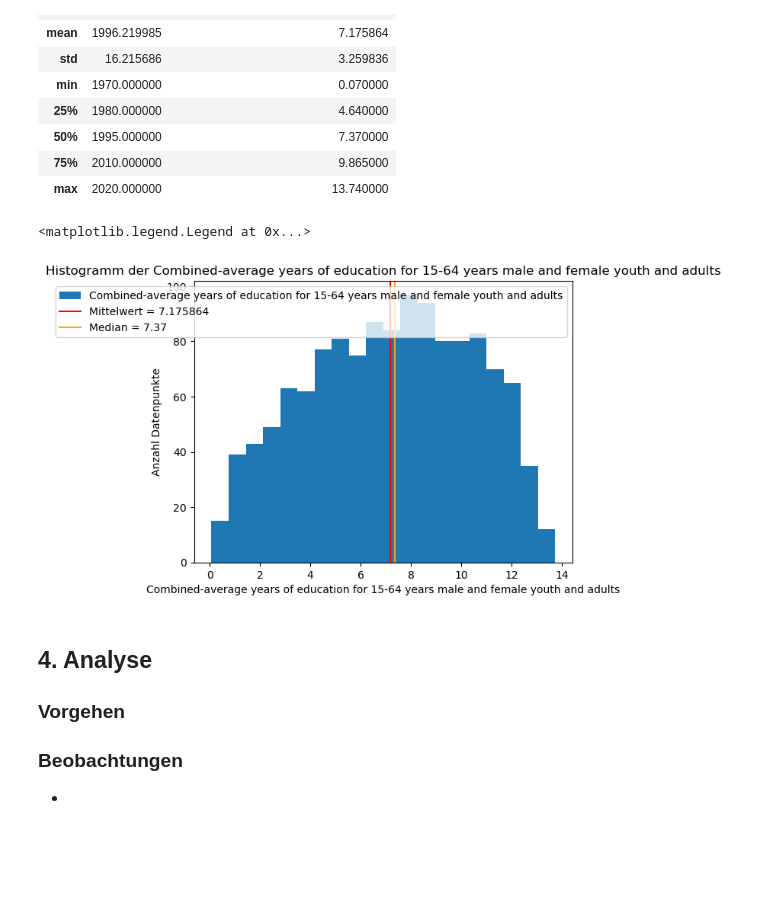
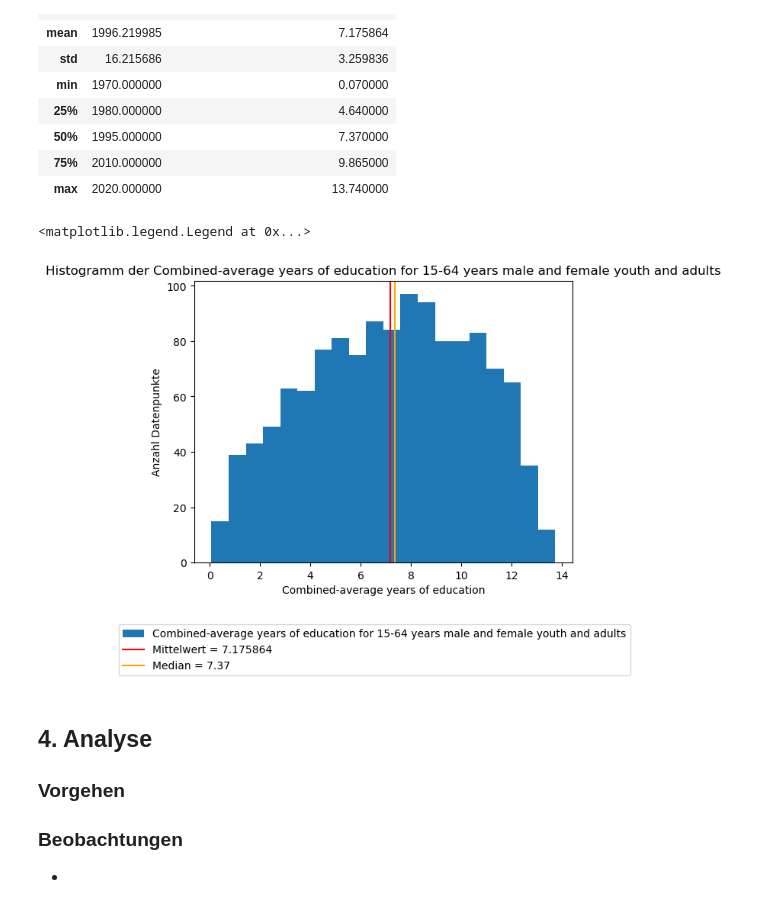
Before and after one commit to GaiaCapoferri/Python-Leistungsnachweis-GDK, a Jupyter notebook: Python Leistungsnachweis.ipynb, the cells around one changed output. Saved outputs shown, nothing was run; the diff lists cells and outputs as text; code cells hidden in the pictures; blank space fills up the shorter version.

```diff
--- a/Python Leistungsnachweis.ipynb
+++ b/Python Leistungsnachweis.ipynb
@@ -139,17 +139,17 @@ df_analyse.describe()
 | max | 2020.000000 | 13.740000 |
 # %%
 g = df_analyse['Combined-average years of education for 15-64 years male and female youth and adults'].plot(kind='hist', bins=20, title='Histogramm der Combined-average years of education for 15-64 years male and female youth and adults',
-                                                                                                    xlabel='Combined-average years of education for 15-64 years male and female youth and adults', ylabel='Anzahl Datenpunkte')
+                                                                                                    xlabel='Combined-average years of education', ylabel='Anzahl Datenpunkte')
 mean = df_analyse['Combined-average years of education for 15-64 years male and female youth and adults'].mean()
-g.axvline(x=df_analyse['Combined-average years of education for 15-64 years male and female youth and adults'].mean(), color='red',label=f'Mittelwert = {mean:2f}')  # rote Linie bei Mittelwert
+g.axvline(x=df_analyse['Combined-average years of education for 15-64 years male and female youth and adults'].mean(), color='red',label=f'Mittelwert = {mean:2f}')
 
 median = df_analyse['Combined-average years of education for 15-64 years male and female youth and adults'].median()
-g.axvline(x=df_analyse['Combined-average years of education for 15-64 years male and female youth and adults'].median(), color='orange',label=  f'Median = {median:.2f}')  # orange Linie bei Median
+g.axvline(x=df_analyse['Combined-average years of education for 15-64 years male and female youth and adults'].median(), color='orange',label=  f'Median = {median:.2f}')
 
-g.legend()
+g.legend(loc=[-0.2,-0.4])
 # %% [output]
 <matplotlib.legend.Legend at 0x...>
-[figure, old version]
+[figure, new version]
 # %% [markdown]
 ## 4. Analyse
 
```
Also changed, not shown: parts of 6 cells of this notebook.
